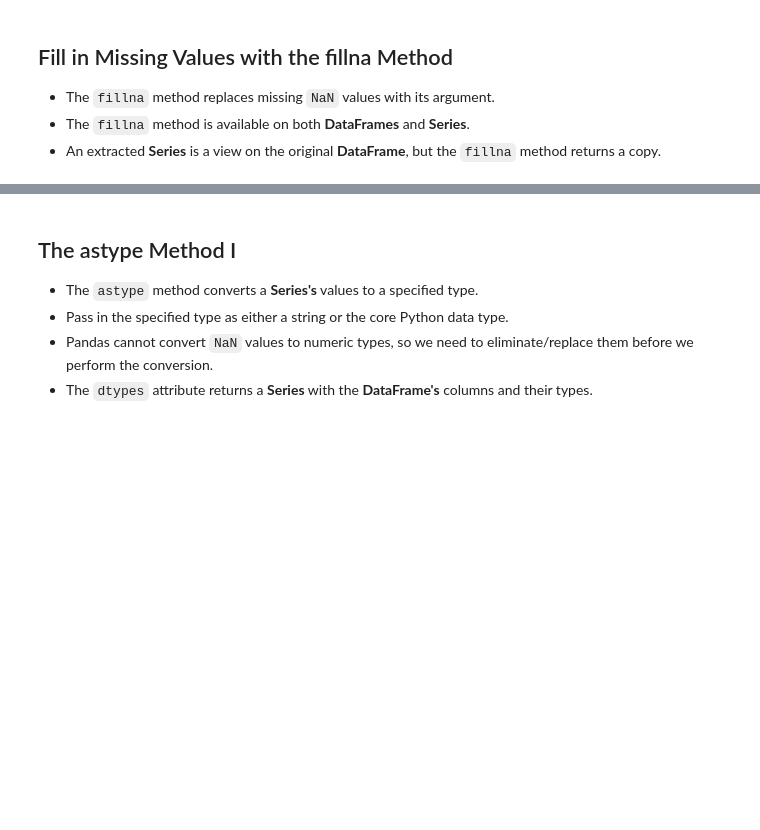
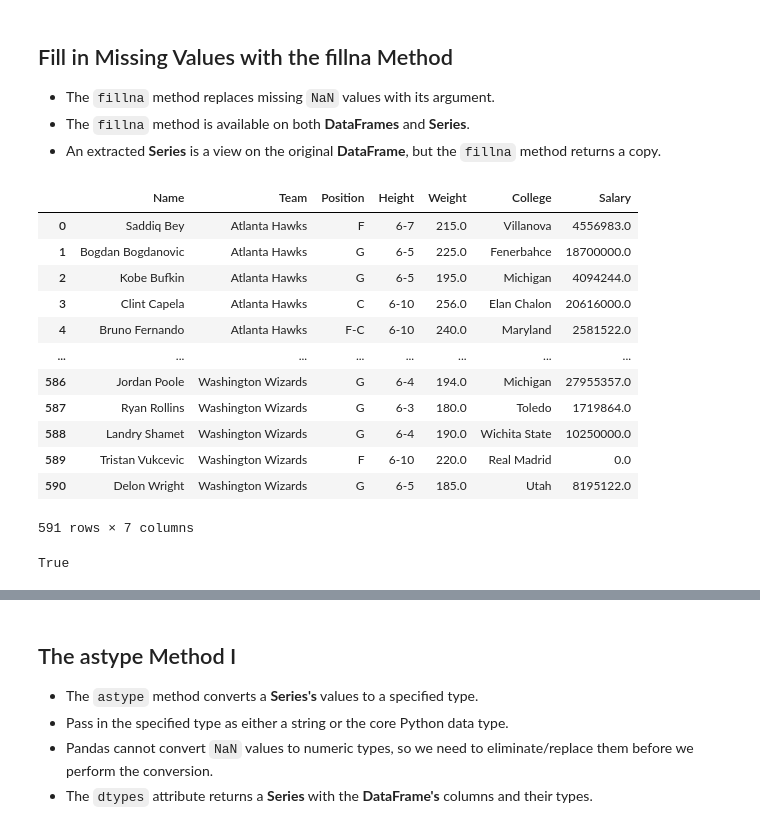
Before and after one commit to wolneihd/udemy_pandas, a Jupyter notebook: Incomplete/04 - DataFrames I - Introduction.ipynb, the cells around one changed output, grey strips where cells are left out. Drawn from its saved outputs; the diff is of its cells as text; code cells hidden in the pictures; blank space fills up the shorter version.

```diff
--- a/Incomplete/04 - DataFrames I - Introduction.ipynb
+++ b/Incomplete/04 - DataFrames I - Introduction.ipynb
@@ -255,3 +391,27 @@ nba.head()
 - The `fillna` method replaces missing `NaN` values with its argument.
 - The `fillna` method is available on both **DataFrames** and **Series**.
 - An extracted **Series** is a view on the original **DataFrame**, but the `fillna` method returns a copy.
+# %%
+nba = pd.read_csv('nba.csv').dropna(how='all')
+# %%
+nba.fillna(0)
+# %% [output]
+|  | Name | Team | Position | Height | Weight | College | Salary |
+| 0 | Saddiq Bey | Atlanta Hawks | F | 6-7 | 215.0 | Villanova | 4556983.0 |
+| 1 | Bogdan Bogdanovic | Atlanta Hawks | G | 6-5 | 225.0 | Fenerbahce | 18700000.0 |
+| 2 | Kobe Bufkin | Atlanta Hawks | G | 6-5 | 195.0 | Michigan | 4094244.0 |
+| 3 | Clint Capela | Atlanta Hawks | C | 6-10 | 256.0 | Elan Chalon | 20616000.0 |
+| 4 | Bruno Fernando | Atlanta Hawks | F-C | 6-10 | 240.0 | Maryland | 2581522.0 |
+| ... | ... | ... | ... | ... | ... | ... | ... |
+| 586 | Jordan Poole | Washington Wizards | G | 6-4 | 194.0 | Michigan | 27955357.0 |
+| 587 | Ryan Rollins | Washington Wizards | G | 6-3 | 180.0 | Toledo | 1719864.0 |
+| 588 | Landry Shamet | Washington Wizards | G | 6-4 | 190.0 | Wichita State | 10250000.0 |
+| 589 | Tristan Vukcevic | Washington Wizards | F | 6-10 | 220.0 | Real Madrid | 0.0 |
+| 590 | Delon Wright | Washington Wizards | G | 6-5 | 185.0 | Utah | 8195122.0 |
+591 rows × 7 columns
+# %%
+nba = pd.read_csv('nba.csv').dropna(how='all')
+# verificando se há NaN em College
+nba['College'].hasnans
+# %% [output]
+True
```
Also changed, not shown: parts of 26 cells of this notebook.
